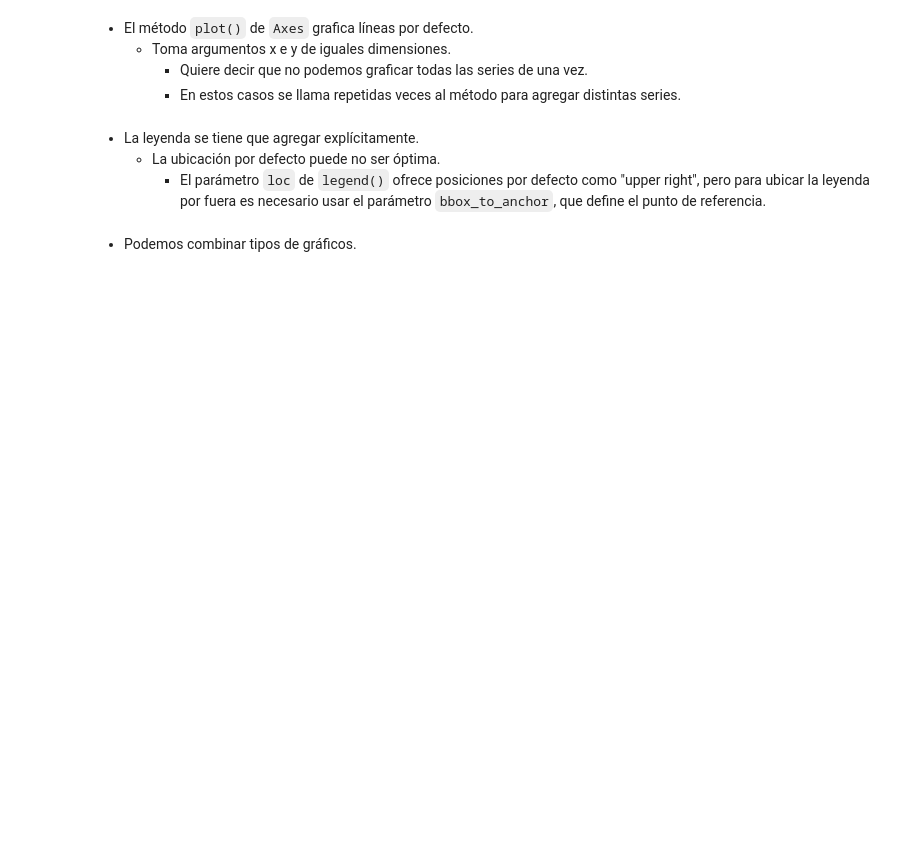
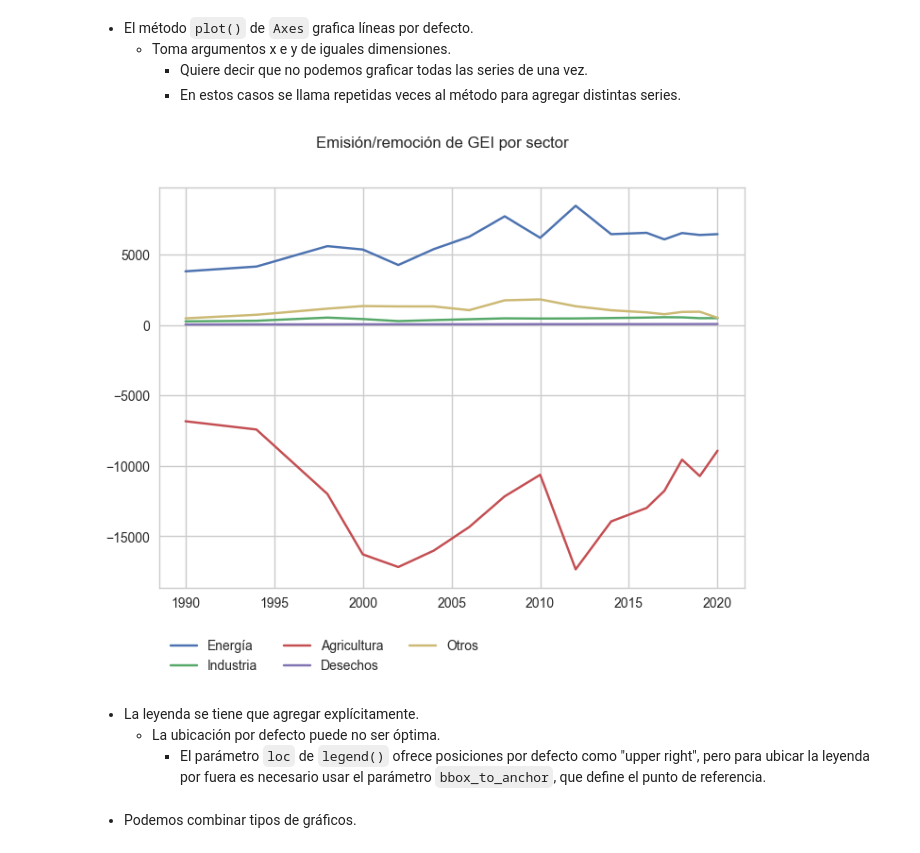
Before and after one commit to carlos1680/CPEDS, a Jupyter notebook: modulo4_Visualizacion DeDatos/clase3/w_02.ipynb, the cells around one changed output. Saved outputs shown, nothing was run; the diff lists cells and outputs as text; code cells hidden in the pictures; blank space fills up the shorter version.

```diff
--- a/modulo4_Visualizacion DeDatos/clase3/w_02.ipynb
+++ b/modulo4_Visualizacion DeDatos/clase3/w_02.ipynb
@@ -139,13 +180,22 @@ data_años.tail()
         * Quiere decir que no podemos graficar todas las series de una vez.
         * En estos casos se llama repetidas veces al método para agregar distintas series.
 # %%
-plt.style.use("seaborn-whitegrid")
+# plt.style.use("seaborn-whitegrid")
+plt.style.use("seaborn-v0_8-whitegrid")
+
 fig, ax = plt.subplots()
+
 for col in data_años.columns:
+
     ax.plot(data_años.index, data_años[col])
+
 ax.legend(data_años.columns, bbox_to_anchor=(0, -0.1), loc="upper left", ncol=3)
+
 fig.suptitle("Emisión/remoción de GEI por sector")
+
 plt.show()
+# %% [output]
+[figure, added]
 # %% [markdown]
 * La leyenda se tiene que agregar explícitamente.
     * La ubicación por defecto puede no ser óptima.
```
Also changed, not shown: parts of 17 cells of this notebook, 3 other files.
